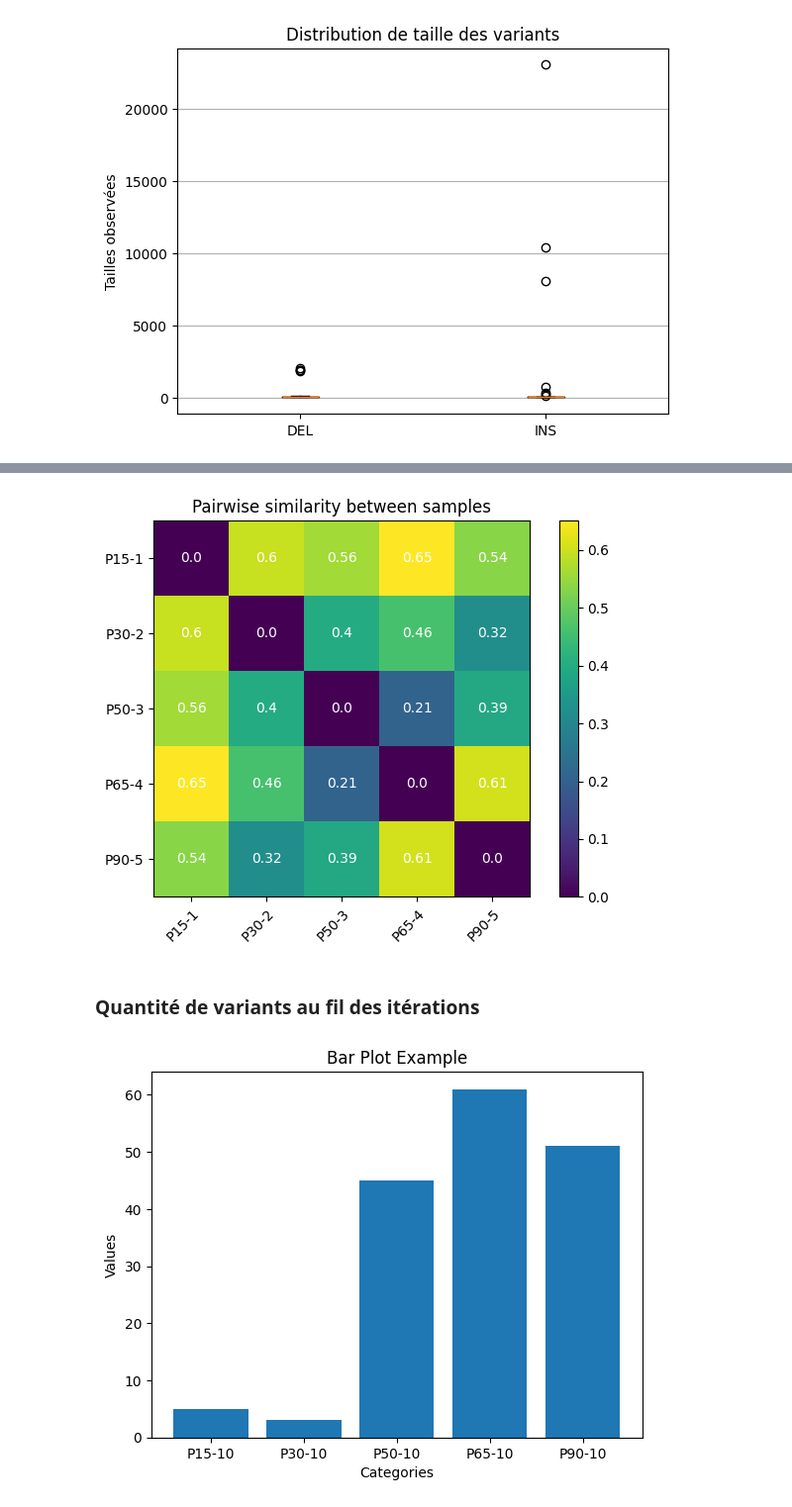
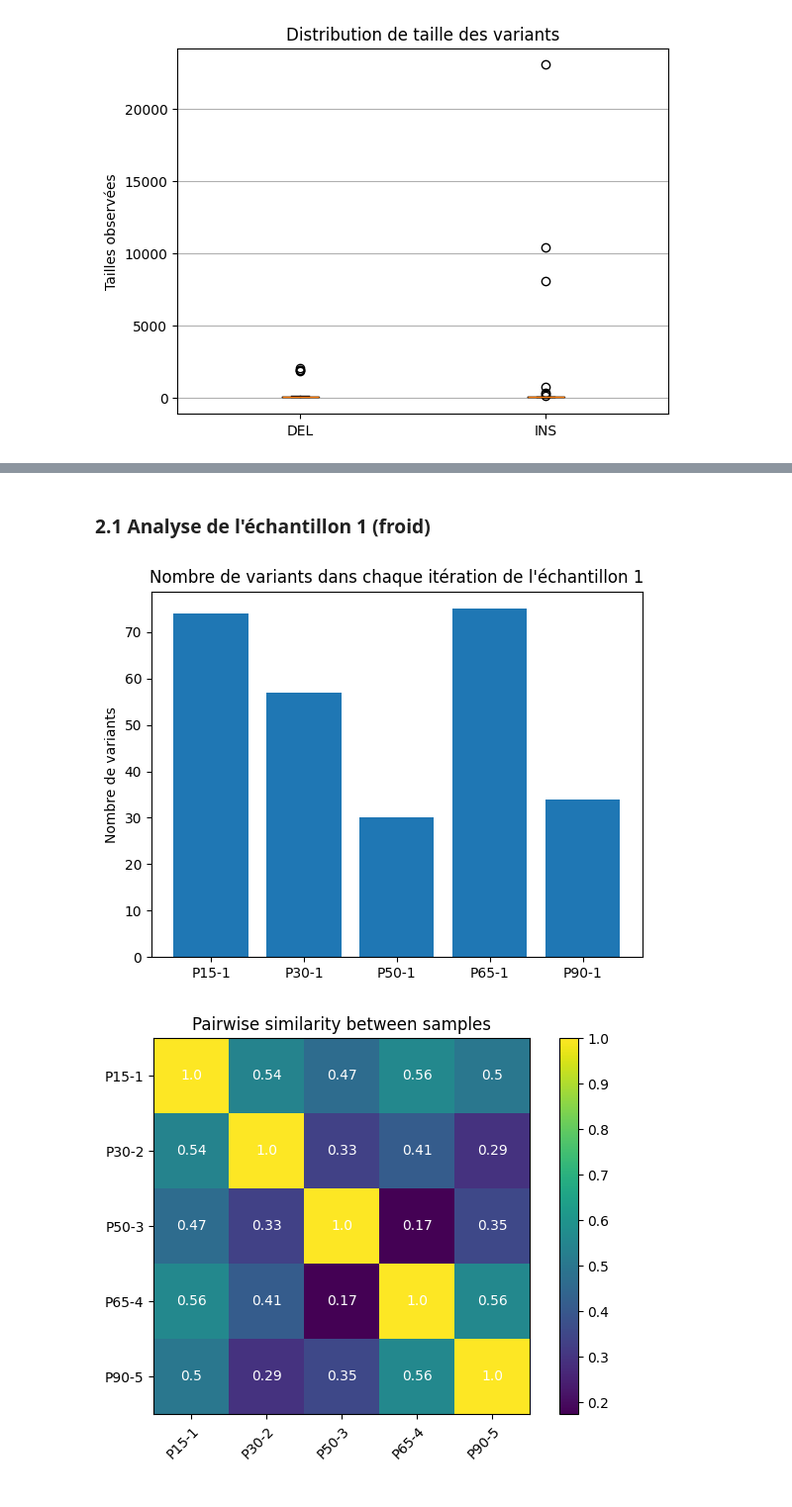
Before and after one commit to Tara-Guillorit/TP-BILL, a Jupyter notebook: analyse.ipynb, the cells around one changed output, grey strips where cells are left out. Shown at 99% size. Saved outputs shown, nothing was run; the diff lists cells and outputs as text; code cells hidden in the pictures.

```diff
--- a/analyse.ipynb
+++ b/analyse.ipynb
@@ -251,27 +238,31 @@ data2 = [[v for v in d if v['af'] > 0. and min_depth > 250] for d in data2]
 # %%
-grouped_data2 = comp.merge_samples(data2, sim_thresold=1)
-sims2 = comp.pairwise_similarity(list(range(0, 5)), grouped_data2)
-comp.variant_heatmap(sims2, [f"P{sample}-{i+1}" for i, sample in enumerate([15, 30, 50, 65, 90])])
+min_depth_it = 150
+min_freq_it = 0.05
+
+def plots_by_iteration(data_it, sample):
+    labels_it = [f"P{it}-{sample}" for it in iterations]
+    values_it = [len(d) for d in data_it]
+
+    # Barplot
+    fig, ax = plt.subplots()
+    ax.bar(labels_it, values_it)
+    ax.set_title(f'Nombre de variants dans chaque itération de l\'échantillon {sample}')
+    ax.set_ylabel('Nombre de variants')
+    plt.show()
+
+    # Heatmap
+    grouped_data_it = comp.merge_samples(data_it, sim_thresold=1)
+    sims_it = comp.pairwise_similarity(list(range(0, 5)), grouped_data_it)
+    comp.variant_heatmap(sims_it, [f"P{sample}-{i+1}" for i, sample in enumerate([15, 30, 50, 65, 90])])
-# %% [output]
-[figure, removed]
-# %% [markdown]
-### Quantité de variants au fil des itérations
-# %%
-labels = [f"P{it}-{sample}" for it in iterations]
-values = [len(d) for d in data2]
-
-# Create a figure and an axis
-fig, ax = plt.subplots()
-
-# Create a bar plot on the specified axis
-ax.bar(labels, values)
-
-# Adding title and labels
-ax.set_title('Bar Plot Example')
-ax.set_xlabel('Categories')
-ax.set_ylabel('Values')
-
-# Show the plot
-plt.show()
-# %% [output]
-[figure, removed]
+# %% [markdown]
+### 2.1 Analyse de l'échantillon 1 (froid)
+# %%
+iterations = ["15", "30", "50", "65", "90"]
+
+data_it_1 = [parse_vcf_noerror(f'data/data-p{i}/P{i}-1.trimed1000.sv_sniffles.vcf') for i in iterations]
+data_it_1 = [[v for v in d if v['af'] > min_freq_it and max(v['depth']) > min_depth_it] for d in data_it_1]
+
+plots_by_iteration(data_it_1, 1)
+# %% [output]
+[figure, added]
+[figure, added]
```
Also changed, not shown: parts of 34 cells of this notebook, 13 other files.
